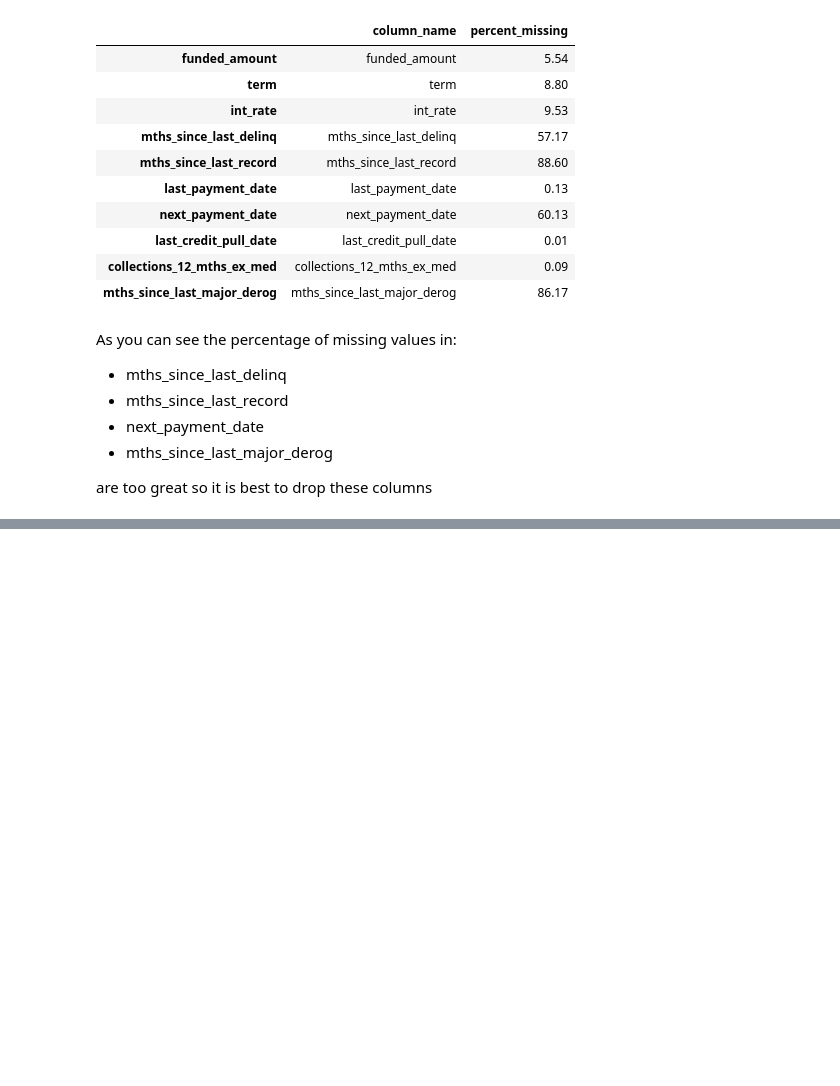
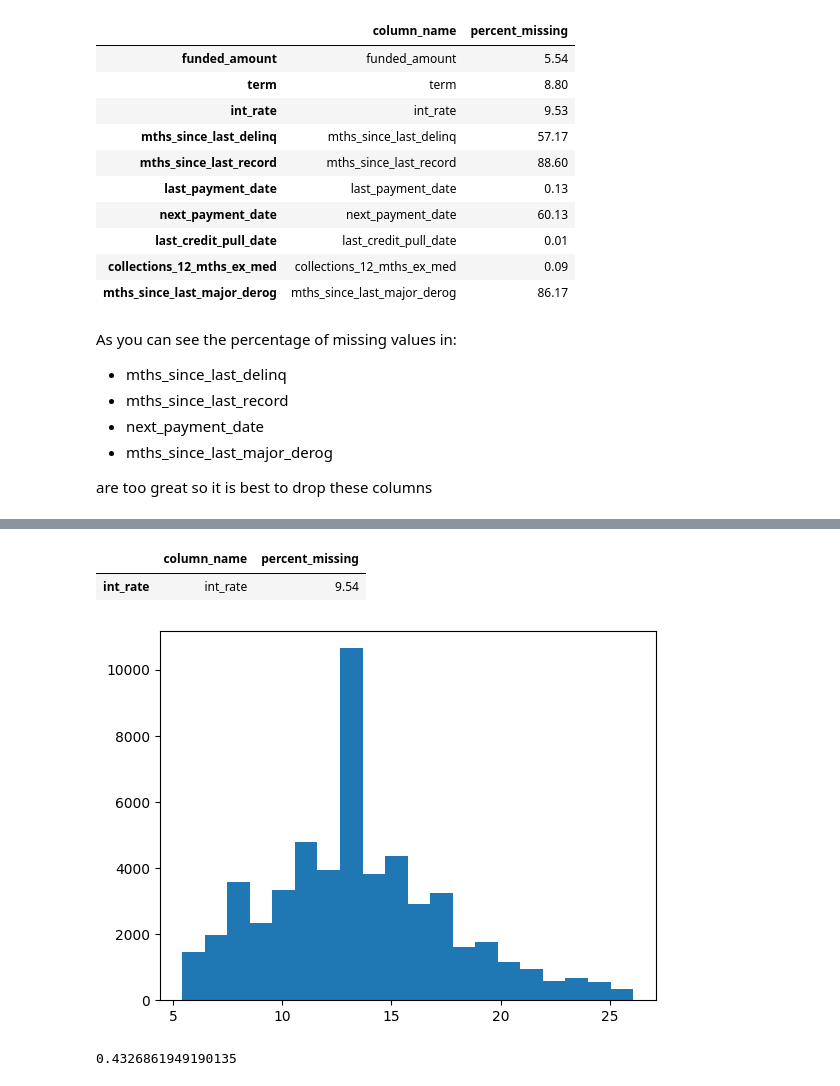
Before and after one commit to hameed0380/EDA-Customer-Loans, a Jupyter notebook: main.ipynb, the cells around one changed output, grey strips where cells are left out. Drawn from its saved outputs; the diff is of its cells as text; code cells hidden in the pictures; blank space fills up the shorter version.

```diff
--- a/main.ipynb
+++ b/main.ipynb
@@ -241,0 +255,14 @@ df
+# %%
+# Imputing funded_amount with loan_amount
+df["funded_amount"] = df["funded_amount"].fillna(df["loan_amount"])
+
+# Based on observing term and the fact that there are two prevelant choices so I will use mode (36)
+# Calculate the mode of the 'term' column
+term_mode = df["term"].mode().iloc[0]
+
+# Fill missing values in the 'term' column with the mode
+df["term"].fillna(term_mode, inplace=True)
+
+# drops empty rows in these columns
+df = df.dropna(subset=['last_payment_date', 'last_credit_pull_date',
+       'collections_12_mths_ex_med'])
@@ -241,0 +272,16 @@ df
+# %%
+
+df_info.get_missing_values()
+# %% [output]
+|  | column_name | percent_missing |
+| int_rate | int_rate | 9.54 |
+# %%
+df_plot = Plotter(df)
+# histogram with 20 bins
+df_plot.histogram('int_rate', 20)
+
+skew_df = df['int_rate'].skew()
+print(skew_df)
+# %% [output]
+[figure, added]
+0.4326861949190135
```
Also changed, not shown: parts of 10 cells of this notebook.
